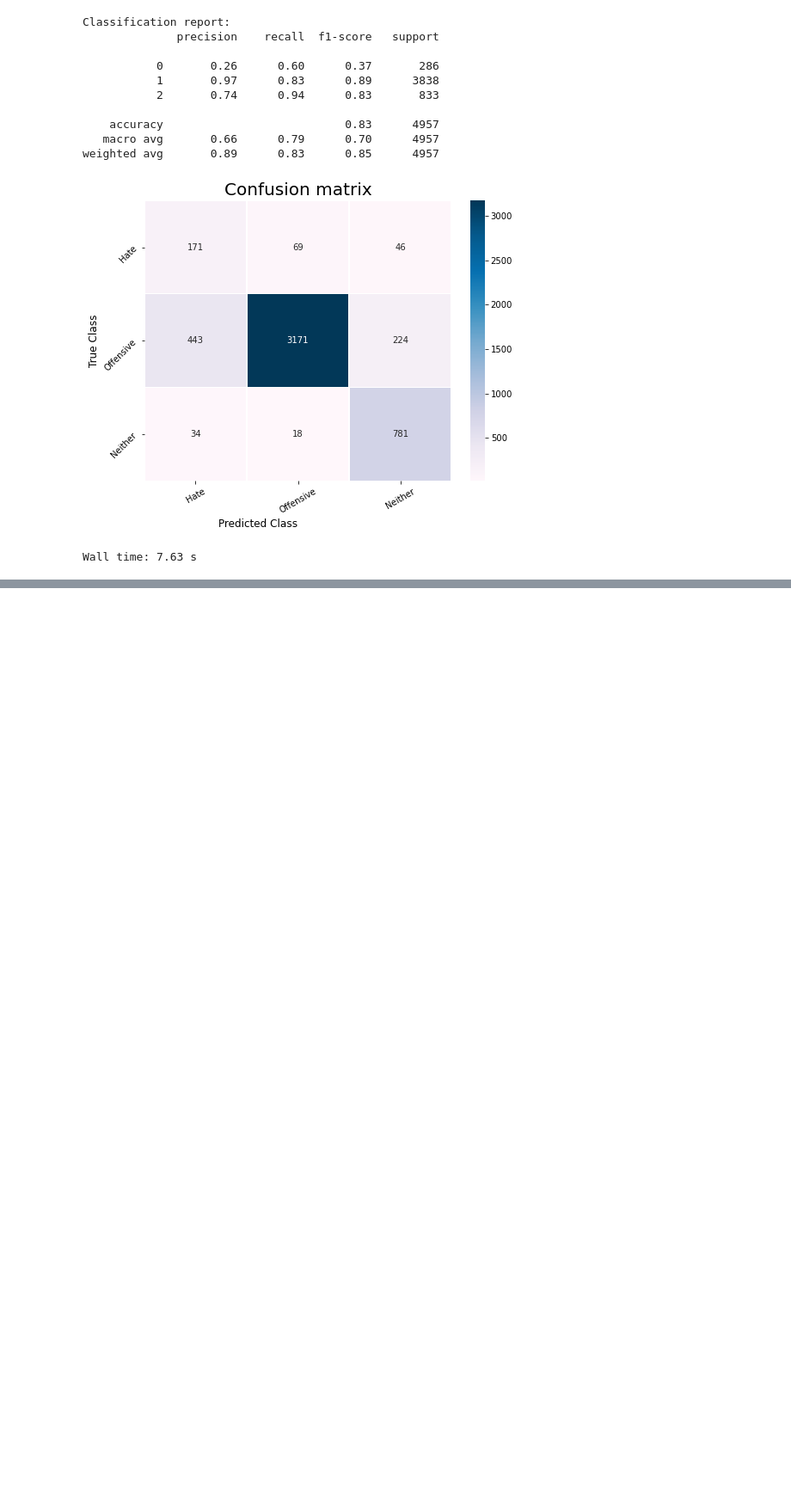
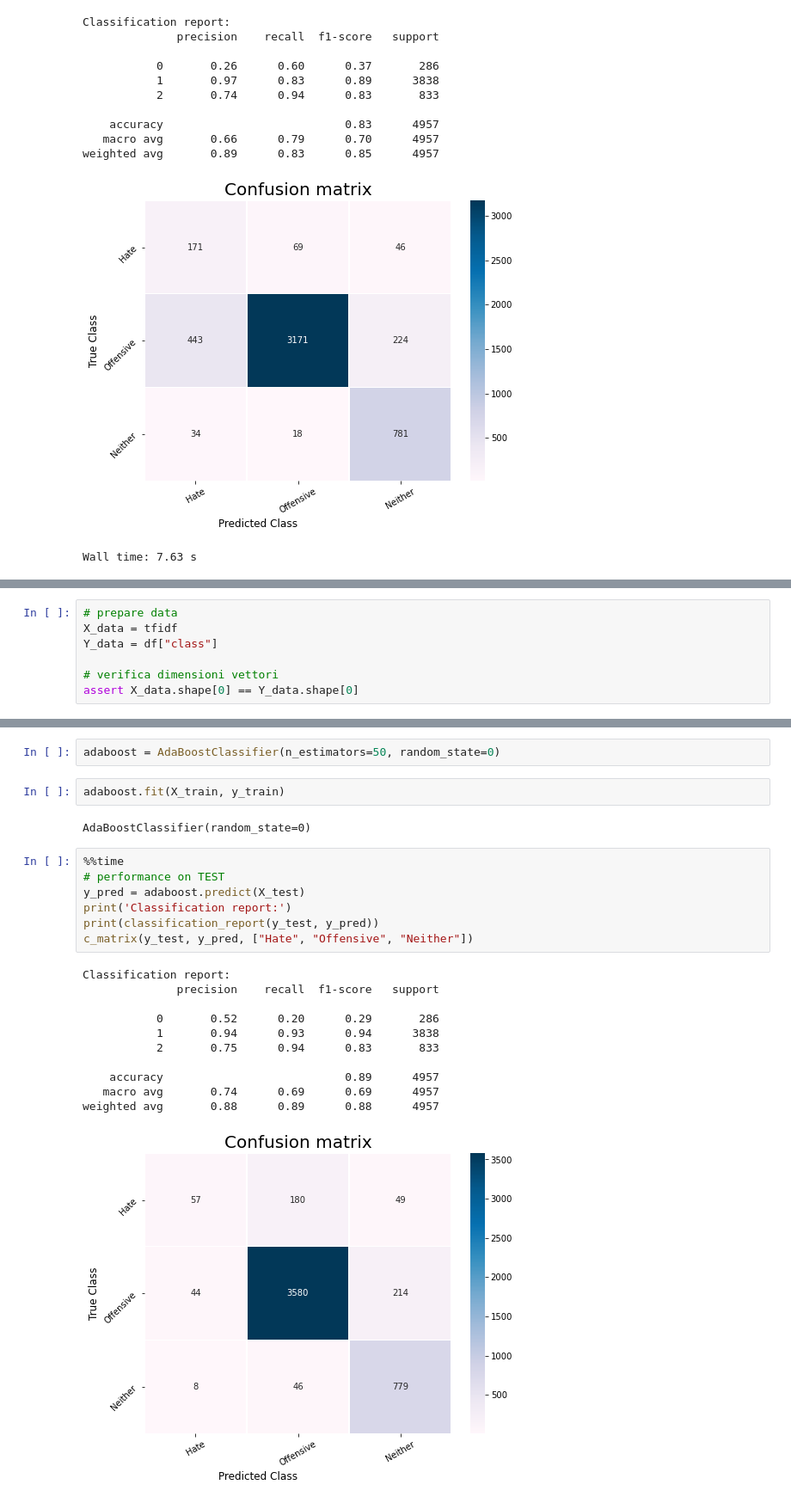
Before and after one commit to MarcoP9/textmining, a Jupyter notebook: code/Text_mining.ipynb, the cells around one changed output, grey strips where cells are left out. Shown at 86% size. Saved outputs shown, nothing was run; the diff lists cells and outputs as text; blank space fills up the shorter version.

```diff
--- a/code/Text_mining.ipynb
+++ b/code/Text_mining.ipynb
@@ -404,0 +376,7 @@ def classification_SVM(data, label):
+# %%
+# prepare data
+X_data = tfidf
+Y_data = df["class"]
+
+# verifica dimensioni vettori
+assert X_data.shape[0] == Y_data.shape[0]
@@ -404,0 +392,25 @@ def classification_SVM(data, label):
+# %%
+adaboost = AdaBoostClassifier(n_estimators=50, random_state=0)
+# %%
+adaboost.fit(X_train, y_train)
+# %% [output]
+AdaBoostClassifier(random_state=0)
+# %%
+%%time
+# performance on TEST
+y_pred = adaboost.predict(X_test)
+print('Classification report:')
+print(classification_report(y_test, y_pred))
+c_matrix(y_test, y_pred, ["Hate", "Offensive", "Neither"])
+# %% [output]
+Classification report:
+              precision    recall  f1-score   support
+
+           0       0.52      0.20      0.29       286
+           1       0.94      0.93      0.94      3838
+           2       0.75      0.94      0.83       833
+
+    accuracy                           0.89      4957
+   macro avg       0.74      0.69      0.69      4957
+weighted avg       0.88      0.89      0.88      4957
+[figure, added]
```
Also changed, not shown: parts of 39 cells of this notebook.
